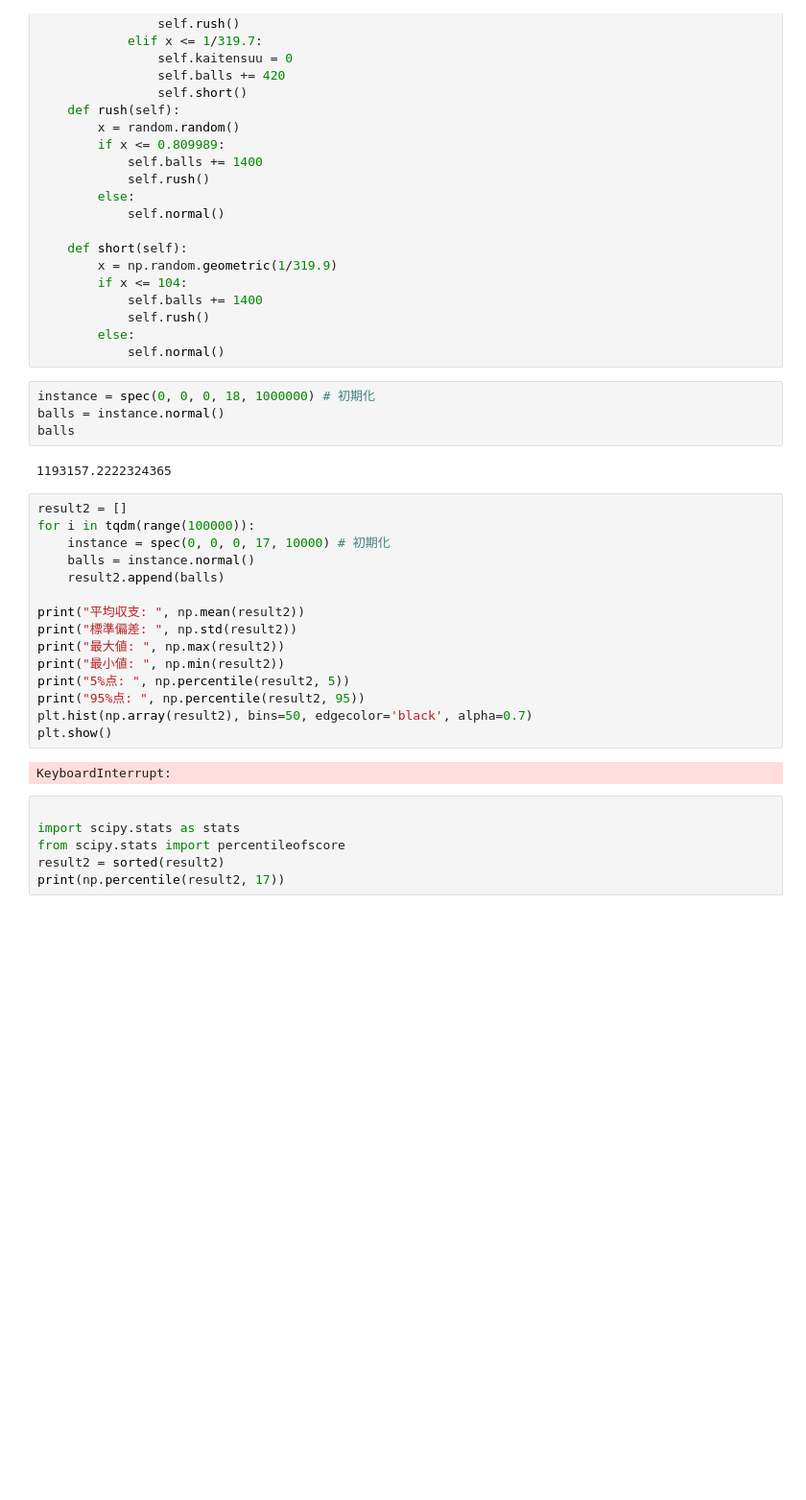
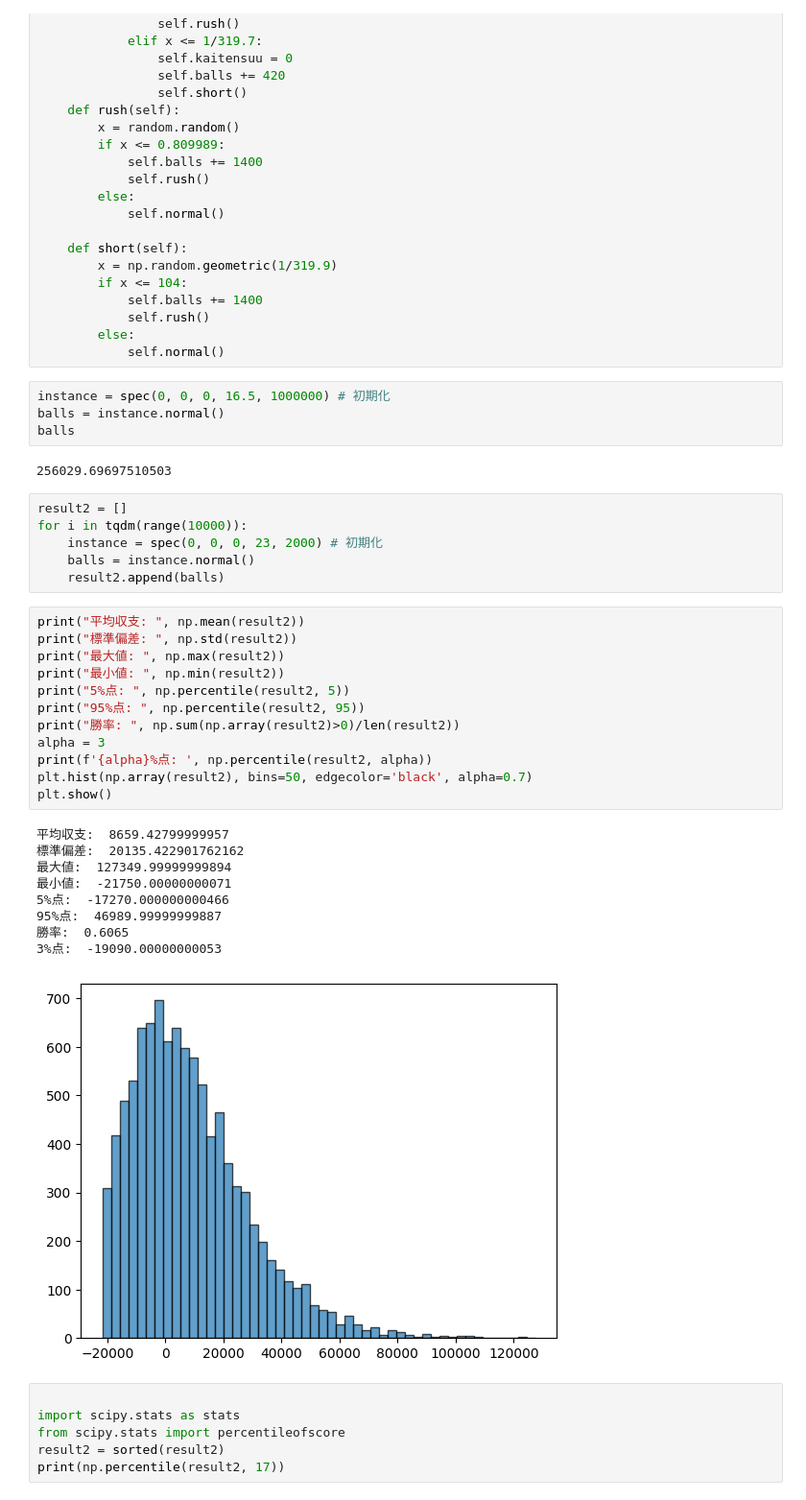
Before and after one commit to yuzomesu/pachi, a Jupyter notebook: arasa/EVA.ipynb, the cells around one changed output. Shown at 96% size. Drawn from its saved outputs; the diff is of its cells as text; blank space fills up the shorter version.

```diff
--- a/arasa/EVA.ipynb
+++ b/arasa/EVA.ipynb
@@ -56,28 +56,39 @@ class spec:
         else:
             self.normal()
 # %%
-instance = spec(0, 0, 0, 18, 1000000) # 初期化
+instance = spec(0, 0, 0, 16.5, 1000000) # 初期化
 balls = instance.normal()
 balls
 # %% [output]
-1193157.2222324365
+256029.69697510503
 # %%
 result2 = []
-for i in tqdm(range(100000)):
-    instance = spec(0, 0, 0, 17, 10000) # 初期化
+for i in tqdm(range(10000)):
+    instance = spec(0, 0, 0, 23, 2000) # 初期化
     balls = instance.normal()
     result2.append(balls)
-
-print("平均収支: ", np.mean(result2))
-print("標準偏差: ", np.std(result2))
-print("最大値: ", np.max(result2))
-print("最小値: ", np.min(result2))
-print("5%点: ", np.percentile(result2, 5))
-print("95%点: ", np.percentile(result2, 95))
-plt.hist(np.array(result2), bins=50, edgecolor='black', alpha=0.7)
-plt.show()
-# %% [output]
-KeyboardInterrupt:
+# %%
+print("平均収支: ", np.mean(result2))
+print("標準偏差: ", np.std(result2))
+print("最大値: ", np.max(result2))
+print("最小値: ", np.min(result2))
+print("5%点: ", np.percentile(result2, 5))
+print("95%点: ", np.percentile(result2, 95))
+print("勝率: ", np.sum(np.array(result2)>0)/len(result2))
+alpha = 3
+print(f'{alpha}%点: ', np.percentile(result2, alpha))
+plt.hist(np.array(result2), bins=50, edgecolor='black', alpha=0.7)
+plt.show()
+# %% [output]
+平均収支:  8659.42799999957
+標準偏差:  20135.422901762162
+最大値:  127349.99999999894
+最小値:  -21750.00000000071
+5%点:  -17270.000000000466
+95%点:  46989.99999999887
+勝率:  0.6065
+3%点:  -19090.00000000053
+[figure, added]
 # %%
 
 import scipy.stats as stats
```
Also changed, not shown: parts of 1 cell of this notebook, 9 other files.
